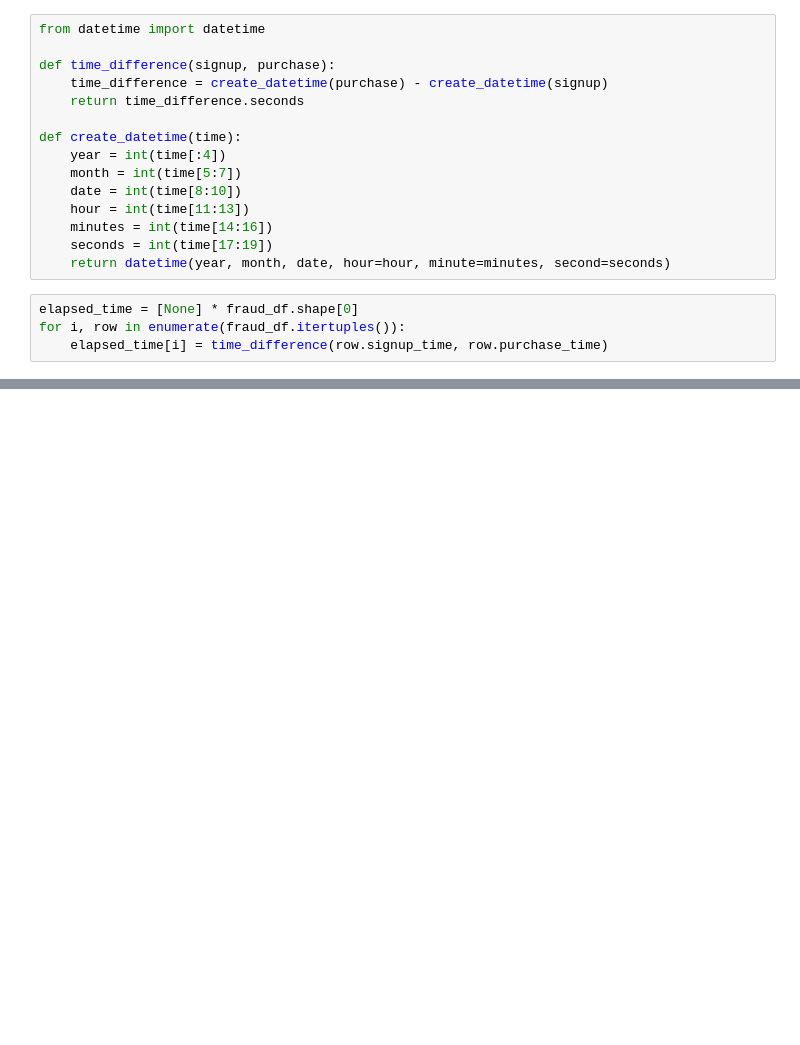
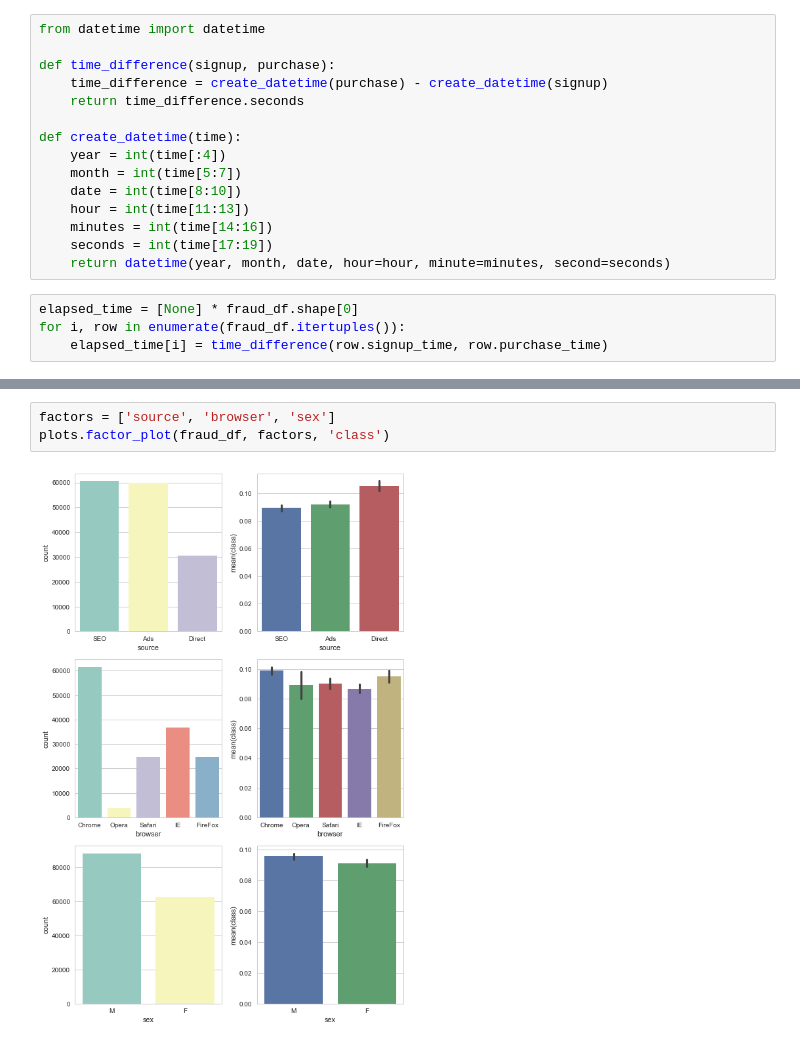
Before and after one commit to chaseWilliams/fraud_identification, a Jupyter notebook: fraud.ipynb, the cells around one changed output, grey strips where cells are left out. Saved outputs shown, nothing was run; the diff lists cells and outputs as text; blank space fills up the shorter version.

```diff
--- a/fraud.ipynb
+++ b/fraud.ipynb
@@ -117,3 +118,8 @@ fraud_df.head(1)
 # %% [output]
 |  | user_id | signup_time | purchase_time | elapsed_time | purchase_value | device_id | source | browser | ... |
 | 0 | 22058 | 2015-02-24 22:55:49 | 2015-04-18 02:47:11 | 13882 | 34 | QVPSPJUOCKZAR | SEO | Chrome | ... |
+# %%
+factors = ['source', 'browser', 'sex']
+plots.factor_plot(fraud_df, factors, 'class')
+# %% [output]
+[figure, added]
```
Also changed, not shown: parts of 9 cells of this notebook.
